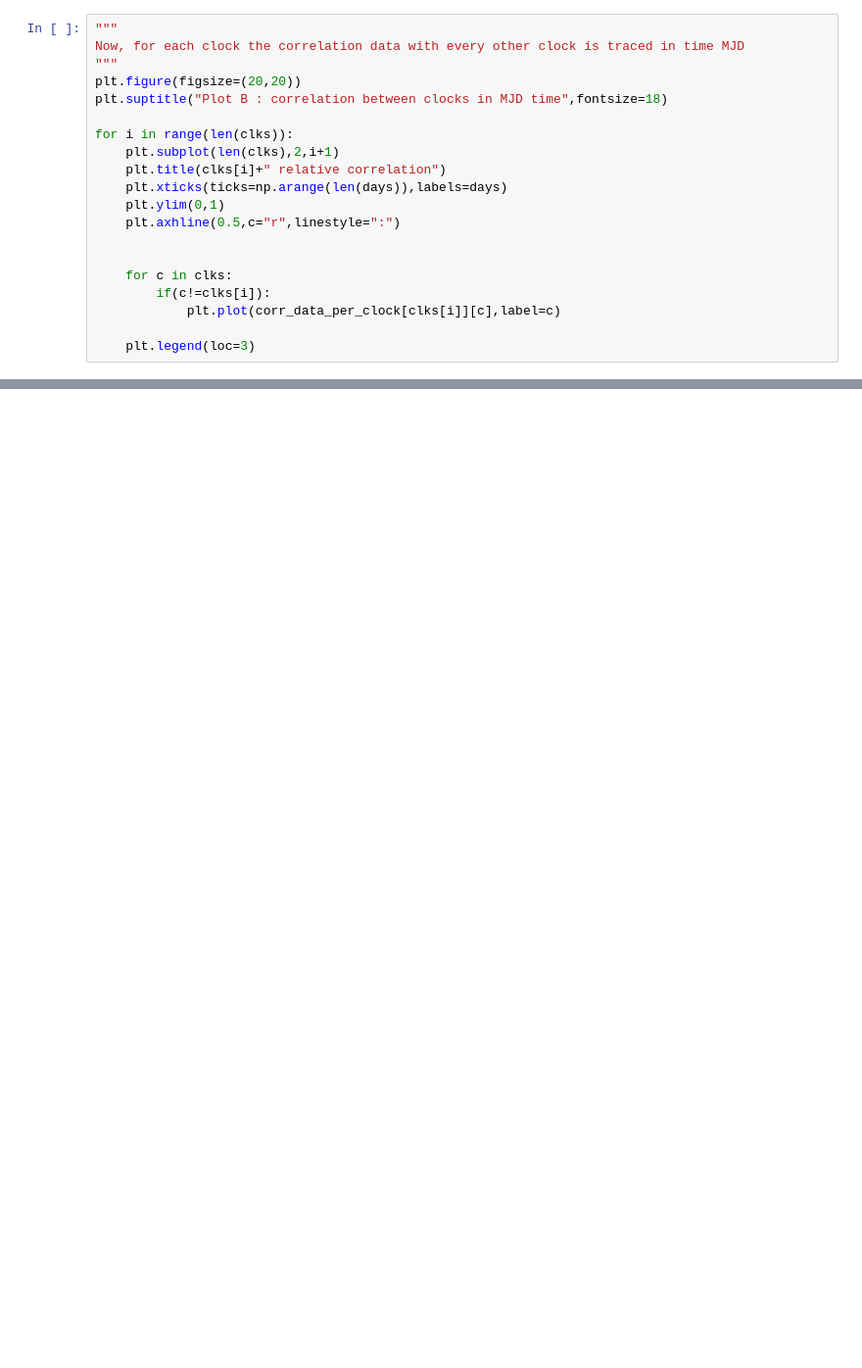
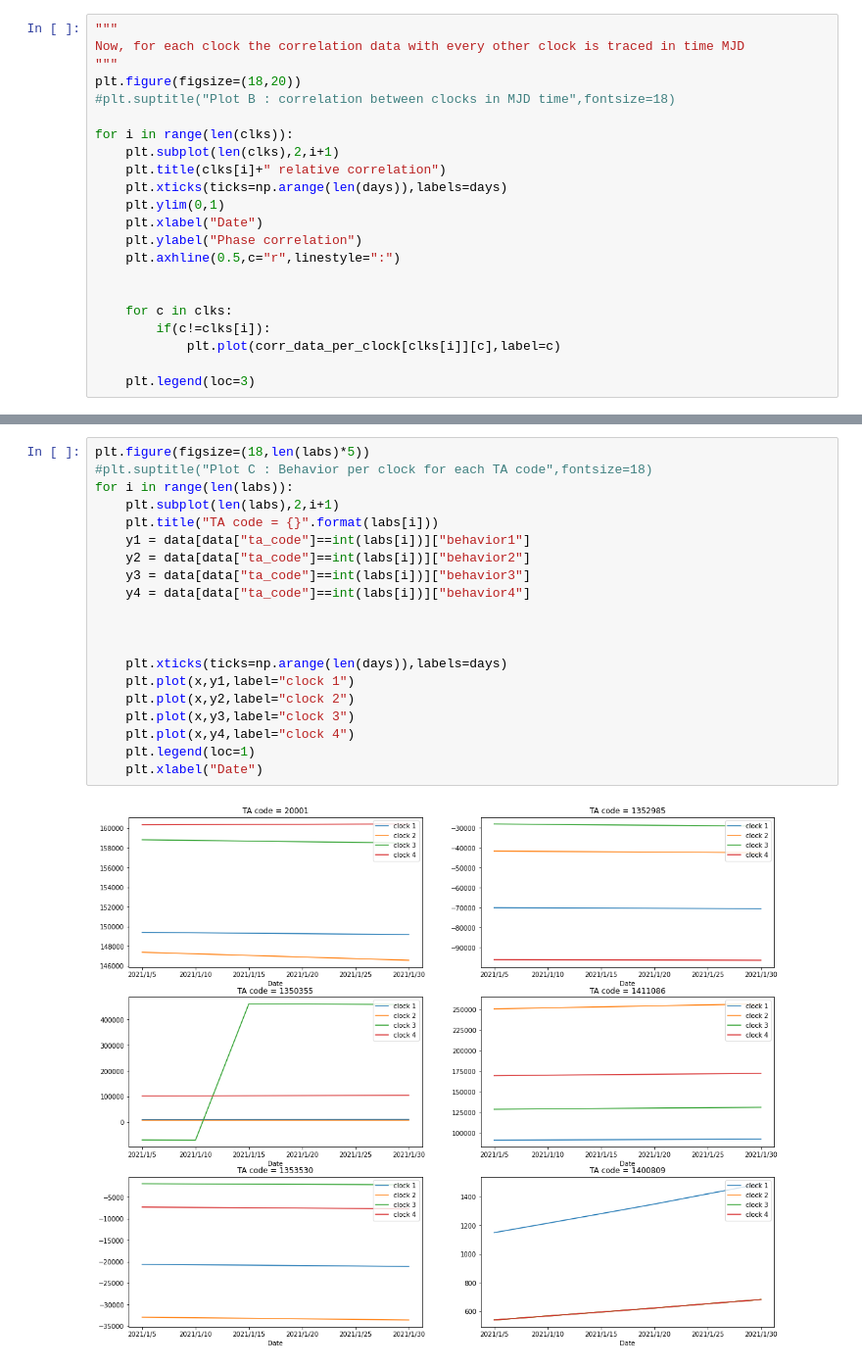
Before and after one commit to PaipaPsyche/M2_AstroParis2021, a Jupyter notebook: DataAnalysis/MC_time_series/data/ClockDataAnalysis.ipynb, the cells around one changed output, grey strips where cells are left out. Shown: that part at 98% size. Saved outputs shown, nothing was run; the diff lists cells and outputs as text; blank space fills up the shorter version.

```diff
--- a/DataAnalysis/MC_time_series/data/ClockDataAnalysis.ipynb
+++ b/DataAnalysis/MC_time_series/data/ClockDataAnalysis.ipynb
@@ -114,14 +140,16 @@ for i in range(len(days)):
 """
 Now, for each clock the correlation data with every other clock is traced in time MJD
 """
-plt.figure(figsize=(20,20))
-plt.suptitle("Plot B : correlation between clocks in MJD time",fontsize=18)
+plt.figure(figsize=(18,20))
+#plt.suptitle("Plot B : correlation between clocks in MJD time",fontsize=18)
 
 for i in range(len(clks)):
     plt.subplot(len(clks),2,i+1)
     plt.title(clks[i]+" relative correlation")
     plt.xticks(ticks=np.arange(len(days)),labels=days)
     plt.ylim(0,1)
+    plt.xlabel("Date")
+    plt.ylabel("Phase correlation")
     plt.axhline(0.5,c="r",linestyle=":")
 
 
@@ -158 +165,23 @@ for i in range(len(labs)):
+# %%
+plt.figure(figsize=(18,len(labs)*5))
+#plt.suptitle("Plot C : Behavior per clock for each TA code",fontsize=18)
+for i in range(len(labs)):
+    plt.subplot(len(labs),2,i+1)
+    plt.title("TA code = {}".format(labs[i]))
+    y1 = data[data["ta_code"]==int(labs[i])]["behavior1"]
+    y2 = data[data["ta_code"]==int(labs[i])]["behavior2"]
+    y3 = data[data["ta_code"]==int(labs[i])]["behavior3"]
+    y4 = data[data["ta_code"]==int(labs[i])]["behavior4"]
+
+
+
+    plt.xticks(ticks=np.arange(len(days)),labels=days)
+    plt.plot(x,y1,label="clock 1")
+    plt.plot(x,y2,label="clock 2")
+    plt.plot(x,y3,label="clock 3")
+    plt.plot(x,y4,label="clock 4")
+    plt.legend(loc=1)
+    plt.xlabel("Date")
+# %% [output]
+[figure, added]
 # %% [markdown]
```
Also changed, not shown: parts of 31 cells of this notebook, 4 other files.
